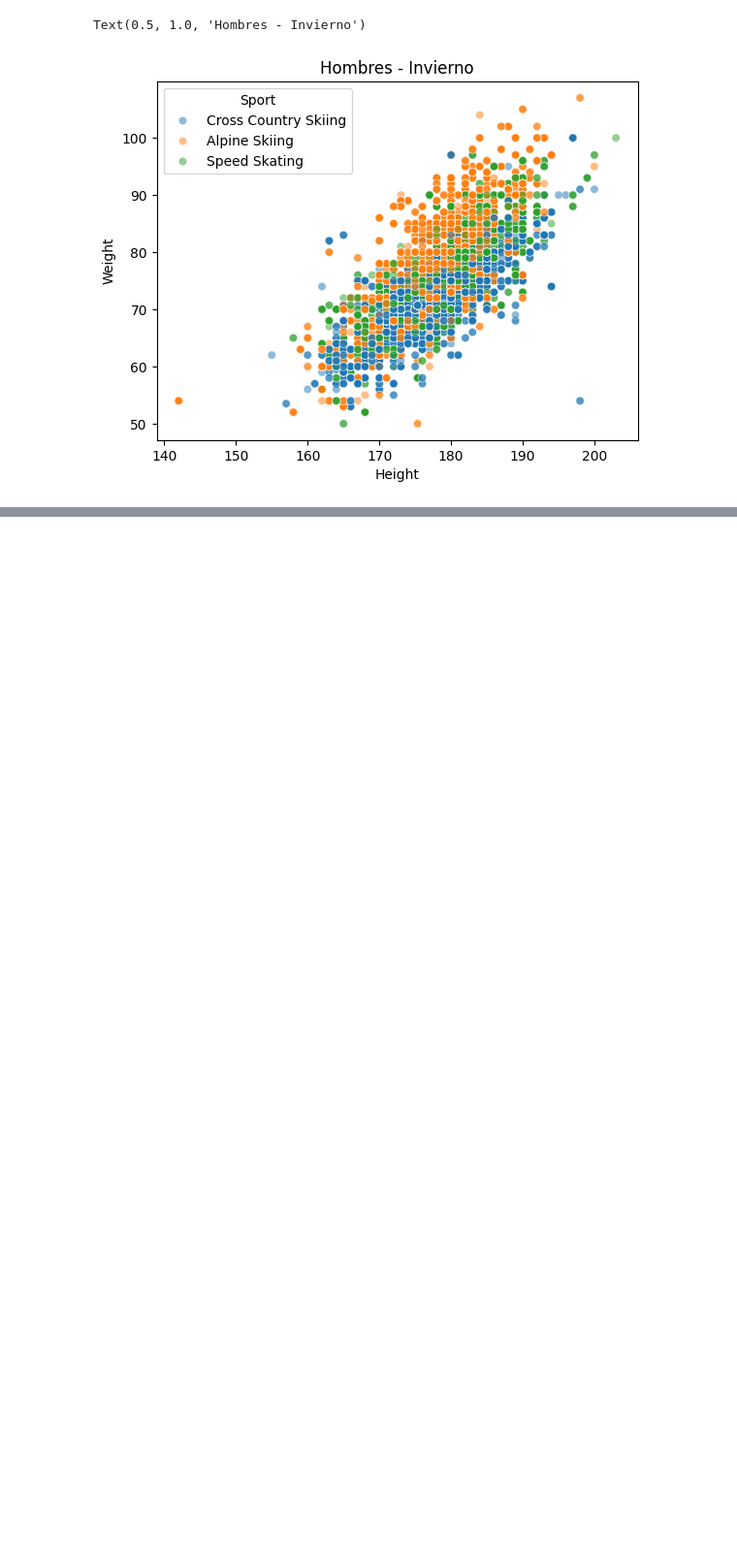
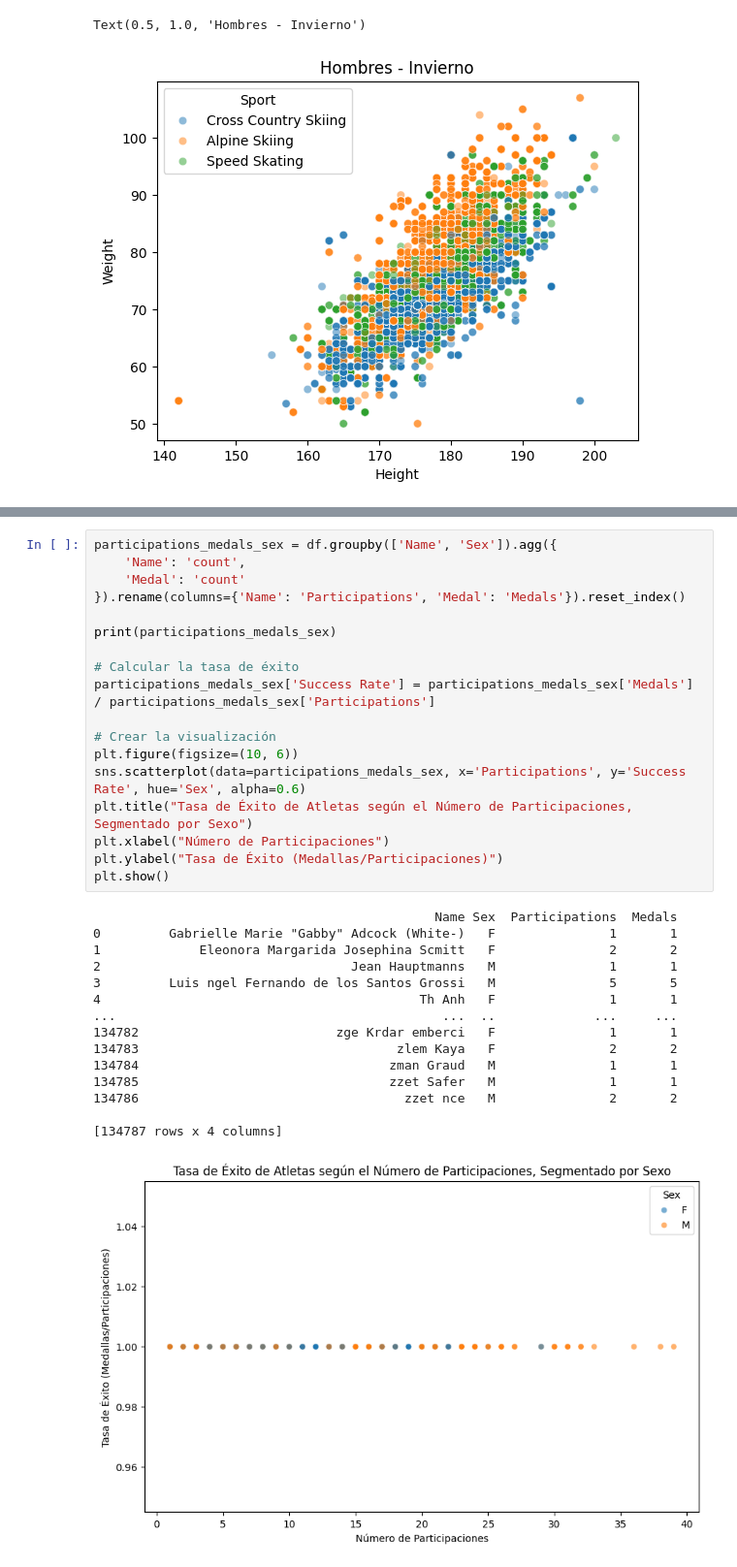
Before and after one commit to ju4n-avendanoa/Data_Olympics, a Jupyter notebook: main.ipynb, the cells around one changed output, grey strips where cells are left out. Shown at 97% size. Saved outputs shown, nothing was run; the diff lists cells and outputs as text; blank space fills up the shorter version.

```diff
--- a/main.ipynb
+++ b/main.ipynb
@@ -436,0 +503,34 @@ Text(0.5, 1.0, 'Hombres - Invierno')
+# %%
+participations_medals_sex = df.groupby(['Name', 'Sex']).agg({
+    'Name': 'count',
+    'Medal': 'count'
+}).rename(columns={'Name': 'Participations', 'Medal': 'Medals'}).reset_index()
+
+print(participations_medals_sex)
+
+# Calcular la tasa de éxito
+participations_medals_sex['Success Rate'] = participations_medals_sex['Medals'] / participations_medals_sex['Participations']
+
+# Crear la visualización
+plt.figure(figsize=(10, 6))
+sns.scatterplot(data=participations_medals_sex, x='Participations', y='Success Rate', hue='Sex', alpha=0.6)
+plt.title("Tasa de Éxito de Atletas según el Número de Participaciones, Segmentado por Sexo")
+plt.xlabel("Número de Participaciones")
+plt.ylabel("Tasa de Éxito (Medallas/Participaciones)")
+plt.show()
+# %% [output]
+                                             Name Sex  Participations  Medals
+0         Gabrielle Marie "Gabby" Adcock (White-)   F               1       1
+1             Eleonora Margarida Josephina Scmitt   F               2       2
+2                                 Jean Hauptmanns   M               1       1
+3         Luis ngel Fernando de los Santos Grossi   M               5       5
+4                                          Th Anh   F               1       1
+...                                           ...  ..             ...     ...
+134782                          zge Krdar emberci   F               1       1
+134783                                  zlem Kaya   F               2       2
+134784                                 zman Graud   M               1       1
+134785                                 zzet Safer   M               1       1
+134786                                   zzet nce   M               2       2
+
+[134787 rows x 4 columns]
+[figure, added]
```
Also changed, not shown: parts of 4 cells of this notebook.
